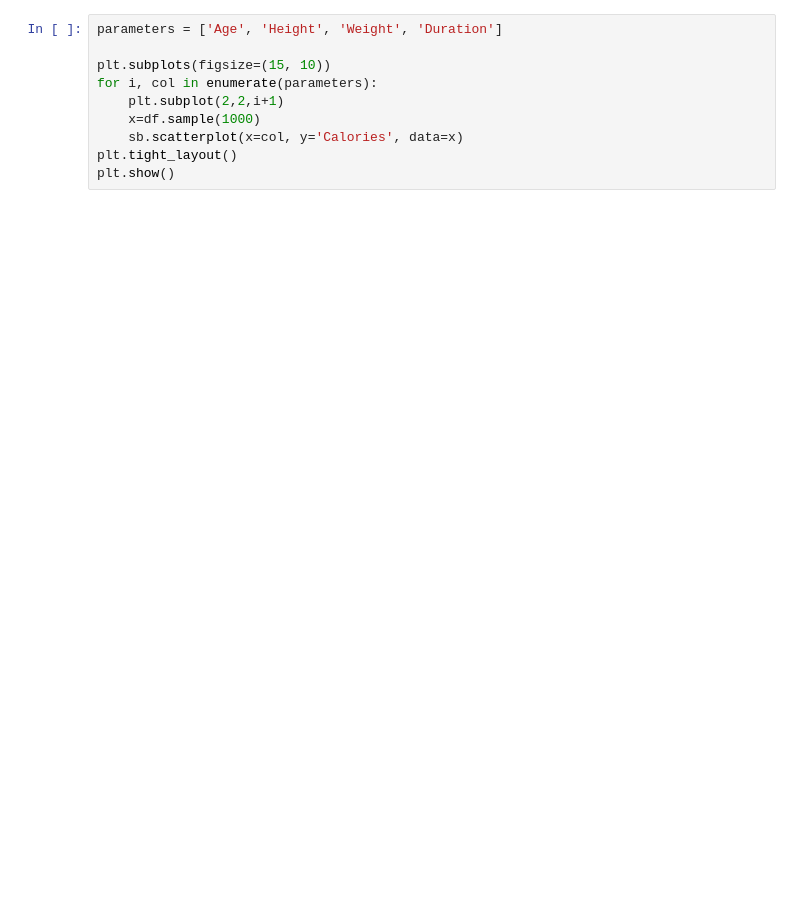
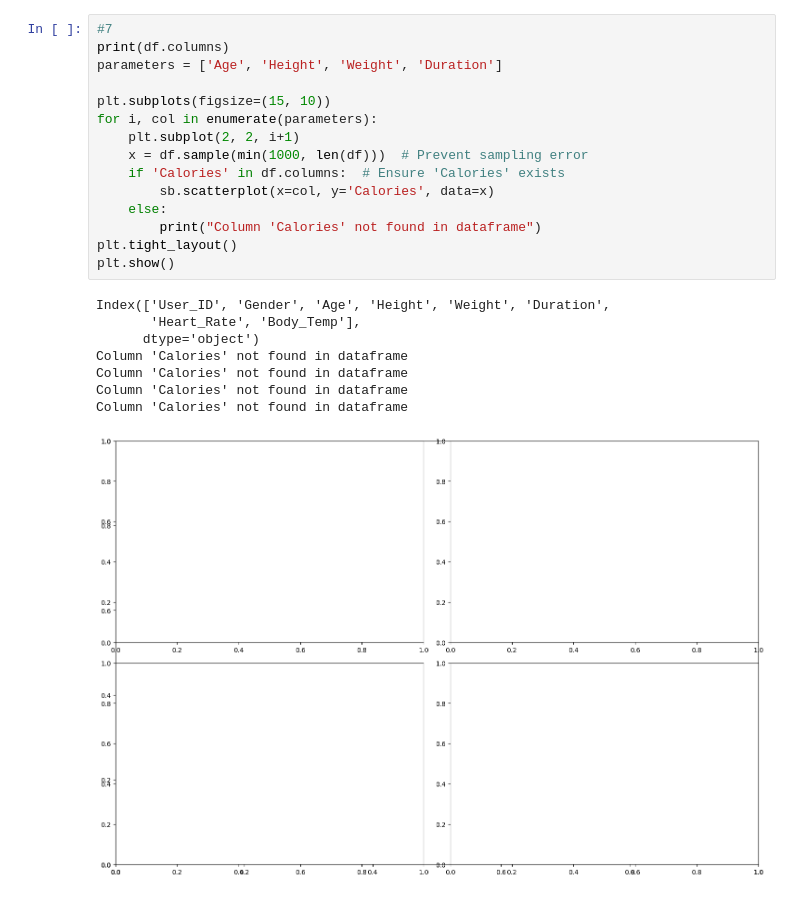
Before and after one commit to LingSiewWin/Calories-Burn-Prediction-ML, a Jupyter notebook: main.ipynb, the cells around one changed output. Saved outputs shown, nothing was run; the diff lists cells and outputs as text; blank space fills up the shorter version.

```diff
--- a/main.ipynb
+++ b/main.ipynb
@@ -27,10 +65,24 @@ plt.show()
 # %%
+#7
+print(df.columns)
 parameters = ['Age', 'Height', 'Weight', 'Duration']
 
 plt.subplots(figsize=(15, 10))
 for i, col in enumerate(parameters):
-    plt.subplot(2,2,i+1)
-    x=df.sample(1000)
-    sb.scatterplot(x=col, y='Calories', data=x)
+    plt.subplot(2, 2, i+1)
+    x = df.sample(min(1000, len(df)))  # Prevent sampling error
+    if 'Calories' in df.columns:  # Ensure 'Calories' exists
+        sb.scatterplot(x=col, y='Calories', data=x)
+    else:
+        print("Column 'Calories' not found in dataframe")
 plt.tight_layout()
 plt.show()
+# %% [output]
+Index(['User_ID', 'Gender', 'Age', 'Height', 'Weight', 'Duration',
+       'Heart_Rate', 'Body_Temp'],
+      dtype='object')
+Column 'Calories' not found in dataframe
+Column 'Calories' not found in dataframe
+Column 'Calories' not found in dataframe
+Column 'Calories' not found in dataframe
+[figure, added]
```
Also changed, not shown: parts of 16 cells of this notebook, 2 other files.
